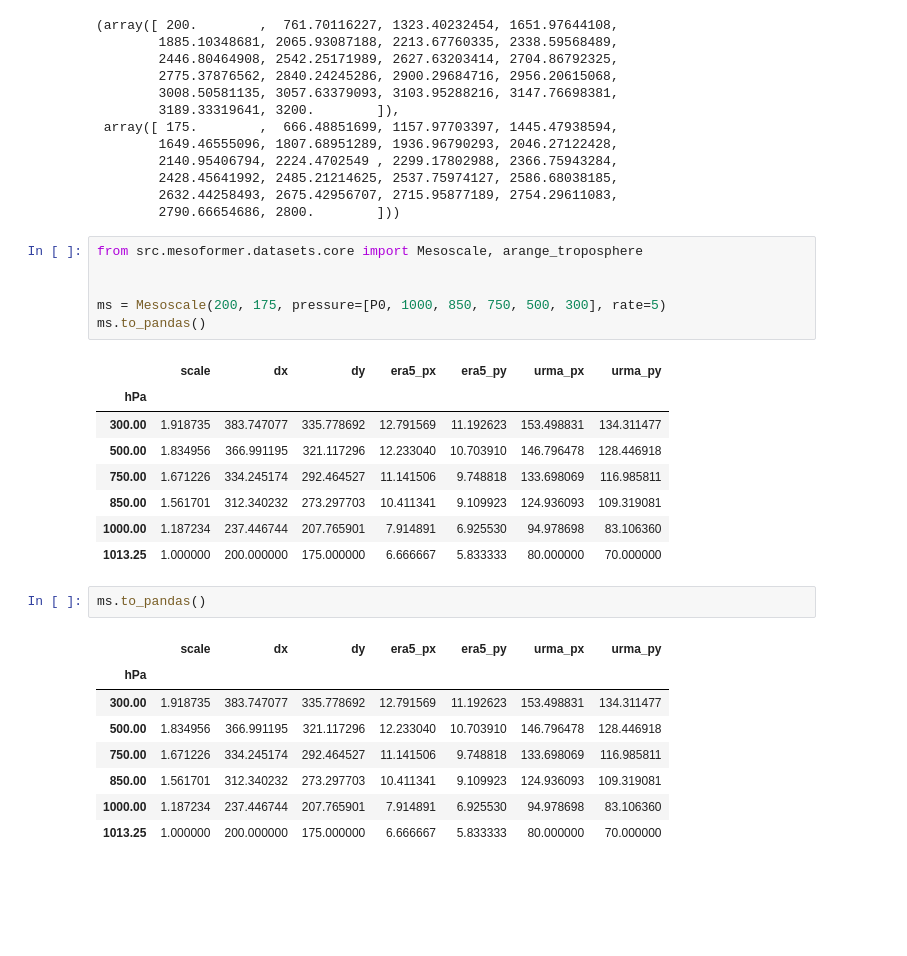
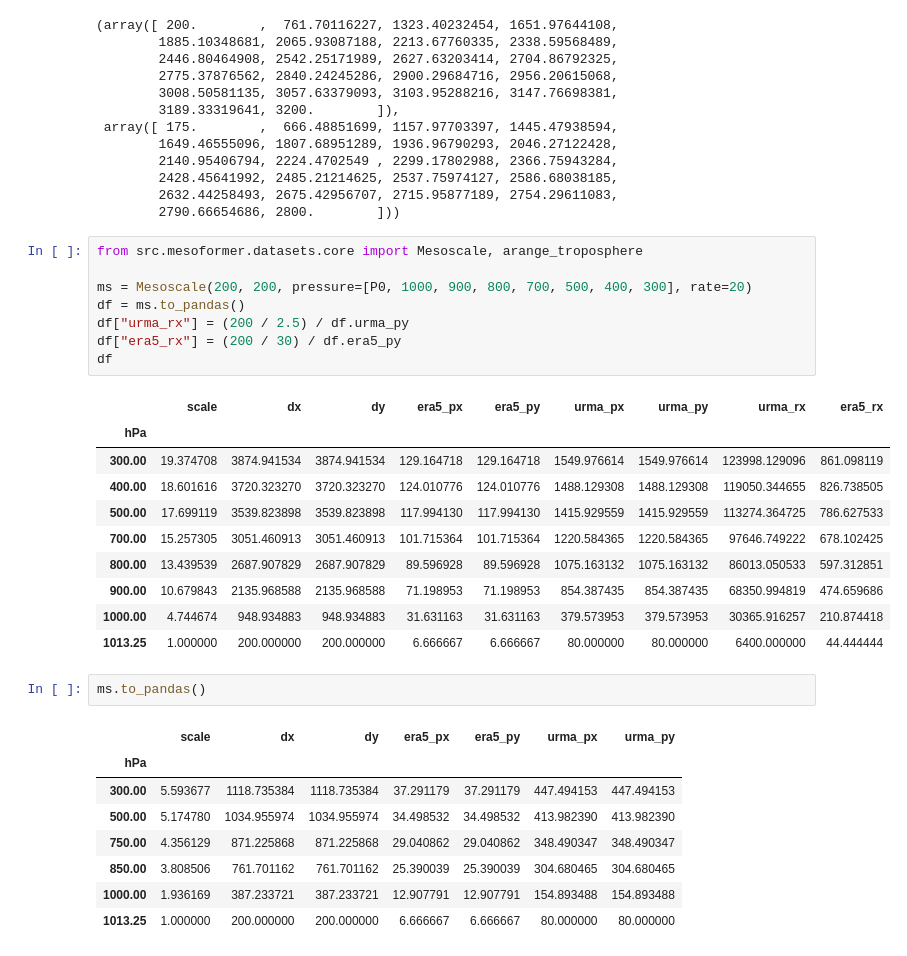
Before and after one commit to leaver2000/mesoformer, a Jupyter notebook: notebooks/2. meso-scaling.ipynb, the cells around one changed output. Cells and saved outputs as stored; diff of their text form; blank space fills up the shorter version.

```diff
--- a/notebooks/2. meso-scaling.ipynb
+++ b/notebooks/2. meso-scaling.ipynb
@@ -192,29 +192,33 @@ x, y
 # %%
 from src.mesoformer.datasets.core import Mesoscale, arange_troposphere
 
-
-ms = Mesoscale(200, 175, pressure=[P0, 1000, 850, 750, 500, 300], rate=5)
-ms.to_pandas()
+ms = Mesoscale(200, 200, pressure=[P0, 1000, 900, 800, 700, 500, 400, 300], rate=20)
+df = ms.to_pandas()
+df["urma_rx"] = (200 / 2.5) / df.urma_py
+df["era5_rx"] = (200 / 30) / df.era5_py
+df
 # %% [output]
-|  | scale | dx | dy | era5_px | era5_py | urma_px | urma_py |
-| hPa |  |  |  |  |  |  |  |
-| 300.00 | 1.918735 | 383.747077 | 335.778692 | 12.791569 | 11.192623 | 153.498831 | 134.311477 |
-| 500.00 | 1.834956 | 366.991195 | 321.117296 | 12.233040 | 10.703910 | 146.796478 | 128.446918 |
-| 750.00 | 1.671226 | 334.245174 | 292.464527 | 11.141506 | 9.748818 | 133.698069 | 116.985811 |
-| 850.00 | 1.561701 | 312.340232 | 273.297703 | 10.411341 | 9.109923 | 124.936093 | 109.319081 |
-| 1000.00 | 1.187234 | 237.446744 | 207.765901 | 7.914891 | 6.925530 | 94.978698 | 83.106360 |
-| 1013.25 | 1.000000 | 200.000000 | 175.000000 | 6.666667 | 5.833333 | 80.000000 | 70.000000 |
+|  | scale | dx | dy | era5_px | era5_py | urma_px | urma_py | urma_rx | era5_rx |
+| hPa |  |  |  |  |  |  |  |  |  |
+| 300.00 | 19.374708 | 3874.941534 | 3874.941534 | 129.164718 | 129.164718 | 1549.976614 | 1549.976614 | 123998.129096 | 861.098119 |
+| 400.00 | 18.601616 | 3720.323270 | 3720.323270 | 124.010776 | 124.010776 | 1488.129308 | 1488.129308 | 119050.344655 | 826.738505 |
+| 500.00 | 17.699119 | 3539.823898 | 3539.823898 | 117.994130 | 117.994130 | 1415.929559 | 1415.929559 | 113274.364725 | 786.627533 |
+| 700.00 | 15.257305 | 3051.460913 | 3051.460913 | 101.715364 | 101.715364 | 1220.584365 | 1220.584365 | 97646.749222 | 678.102425 |
+| 800.00 | 13.439539 | 2687.907829 | 2687.907829 | 89.596928 | 89.596928 | 1075.163132 | 1075.163132 | 86013.050533 | 597.312851 |
+| 900.00 | 10.679843 | 2135.968588 | 2135.968588 | 71.198953 | 71.198953 | 854.387435 | 854.387435 | 68350.994819 | 474.659686 |
+| 1000.00 | 4.744674 | 948.934883 | 948.934883 | 31.631163 | 31.631163 | 379.573953 | 379.573953 | 30365.916257 | 210.874418 |
+| 1013.25 | 1.000000 | 200.000000 | 200.000000 | 6.666667 | 6.666667 | 80.000000 | 80.000000 | 6400.000000 | 44.444444 |
 # %%
 ms.to_pandas()
 # %% [output]
 |  | scale | dx | dy | era5_px | era5_py | urma_px | urma_py |
 | hPa |  |  |  |  |  |  |  |
-| 300.00 | 1.918735 | 383.747077 | 335.778692 | 12.791569 | 11.192623 | 153.498831 | 134.311477 |
-| 500.00 | 1.834956 | 366.991195 | 321.117296 | 12.233040 | 10.703910 | 146.796478 | 128.446918 |
-| 750.00 | 1.671226 | 334.245174 | 292.464527 | 11.141506 | 9.748818 | 133.698069 | 116.985811 |
-| 850.00 | 1.561701 | 312.340232 | 273.297703 | 10.411341 | 9.109923 | 124.936093 | 109.319081 |
-| 1000.00 | 1.187234 | 237.446744 | 207.765901 | 7.914891 | 6.925530 | 94.978698 | 83.106360 |
-| 1013.25 | 1.000000 | 200.000000 | 175.000000 | 6.666667 | 5.833333 | 80.000000 | 70.000000 |
+| 300.00 | 5.593677 | 1118.735384 | 1118.735384 | 37.291179 | 37.291179 | 447.494153 | 447.494153 |
+| 500.00 | 5.174780 | 1034.955974 | 1034.955974 | 34.498532 | 34.498532 | 413.982390 | 413.982390 |
+| 750.00 | 4.356129 | 871.225868 | 871.225868 | 29.040862 | 29.040862 | 348.490347 | 348.490347 |
+| 850.00 | 3.808506 | 761.701162 | 761.701162 | 25.390039 | 25.390039 | 304.680465 | 304.680465 |
+| 1000.00 | 1.936169 | 387.233721 | 387.233721 | 12.907791 | 12.907791 | 154.893488 | 154.893488 |
+| 1013.25 | 1.000000 | 200.000000 | 200.000000 | 6.666667 | 6.666667 | 80.000000 | 80.000000 |
 # %%
 ms = Mesoscale(200, 175, pressure=arange_troposphere(), rate=RATE)
 ms.to_pandas()
```
Also changed, not shown: parts of 2 cells of this notebook, 2 other files.
